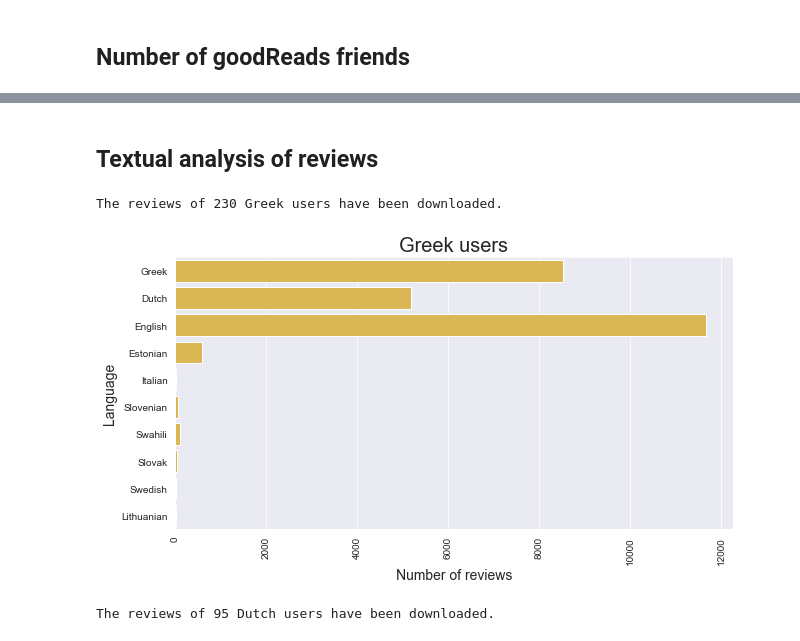
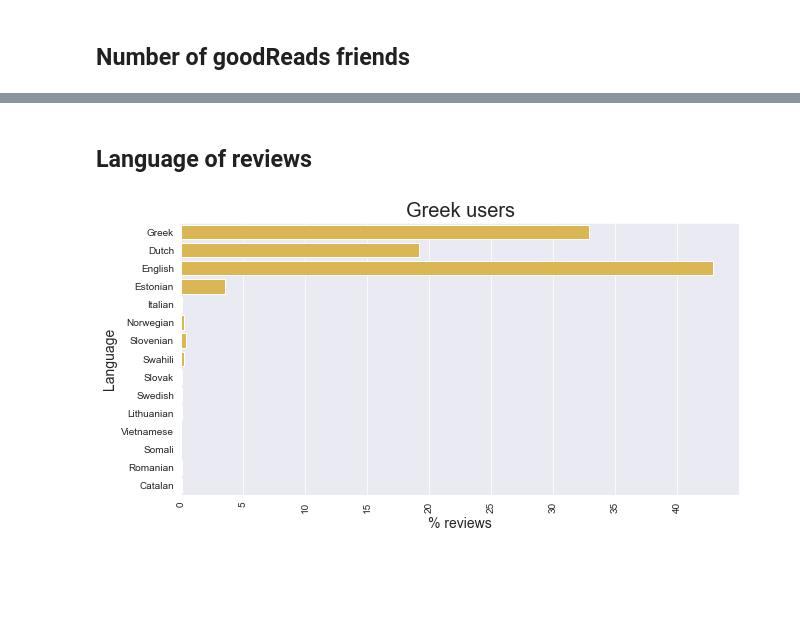
Before and after one commit to peterverhaar/goodreads_readingculture, a Jupyter notebook: Analysis of goodReads Users.ipynb, the cells around one changed output, grey strips where cells are left out. Cells and saved outputs as stored; diff of their text form; code cells hidden in the pictures; blank space fills up the shorter version.

```diff
--- a/Analysis of goodReads Users.ipynb
+++ b/Analysis of goodReads Users.ipynb
@@ -30,3 +31,5 @@ for mark in string.punctuation:
 # %%
 greek_users = pd.read_csv('greek_users.tsv',sep='\t')
+greek_users = greek_users.query( 'nr_reviews<1000' ).iloc[:200]
 dutch_users = pd.read_csv('dutch_users.tsv',sep='\t')
+dutch_users = dutch_users.query( 'nr_reviews<1000' ).iloc[:200]
@@ -151,5 +145,5 @@ graph = sns.boxplot(data=df_users.query('friends<500') , x='nationality', y = 'f
 # %% [markdown]
-## Textual analysis of reviews
+## Language of reviews
 # %%
 corpus_dir = 'Corpus'
 
@@ -159,6 +153,7 @@ if not os.path.exists(corpus_dir):
 files = []
 languages = []
 reviews_dir = 'Reviews'
+nr_reviews = 0
 log = open('error_log.txt','w',encoding='utf-8')
 corpus = open(join(corpus_dir,'greek.txt'),'w',encoding='utf-8')
 
@@ -167,7 +162,6 @@ for i,row in greek_users.iterrows():
     if os.path.isfile(path):
         files.append(path)
 
-print(f"The reviews of {len(files)} Greek users have been downloaded.")
 
 for file in tqdm(files):
     fh = open(file,encoding='utf-8')
@@ -184,71 +178,38 @@ for file in tqdm(files):
                 languages.append(language)
                 if language == 'en':
                     corpus.write(f'{full_text}\n\n')
+                nr_reviews += 1
+
         except:
             log.write('ERROR: ' + full_text)
 
 
 log.close()
 corpus.close()
-# %% [output]
-The reviews of 230 Greek users have been downloaded.
 # %%
 
 lang_freq = Counter(languages)
 
-y_axis = list(lang_freq.keys())[:10]
-x_axis = list(lang_freq.values())[:10]
+y_axis = list(lang_freq.keys())[:15]
 y_axis = [Language.make(language=lang).display_name() for lang in y_axis]
 
+
+x_axis = list(lang_freq.values())[:15]
+x_axis = [(lang/nr_reviews)*100 for lang in x_axis]
 
 fig = plt.figure( figsize=( 10 , 5 ) )
 
 
 graph = sns.barplot( x=x_axis,
                         y= y_axis,
                        color = '#f0c03e' )
 
 graph.set_title('Greek users' , size = 20)
-graph.set_xlabel('Number of reviews' , size = 14)
+graph.set_xlabel('% reviews' , size = 14)
 graph.set_ylabel('Language' , size = 14 )
 
 plt.xticks(rotation= 90)
 
 plt.show()
 # %% [output]
-[figure, old version]
+[figure, new version]
-# %%
-files = []
-languages = []
-reviews_dir = 'Reviews'
-log = open('error_log.txt','w',encoding='utf-8')
-corpus = open(join(corpus_dir,'dutch.txt'),'w',encoding='utf-8')
-
-for i,row in dutch_users.iterrows():
-    path = join(reviews_dir,f'{row["id"]}.txt')
-    if os.path.isfile(path):
-        files.append(path)
-
-print(f"The reviews of {len(files)} Dutch users have been downloaded.")
-
-for file in tqdm(files):
-    fh = open(file,encoding='utf-8')
-    for review in fh:
-        try:
-            if not(re.search('bookshelves: ',review,re.IGNORECASE)) and re.search(r'\w+',review.strip()):
-                full_text = review.strip()
-                full_text = re.sub(r'\s+',' ',full_text)
-                language = detect(full_text)
-                if language == 'af':
-                    language = 'nl'
-                languages.append(language)
-                if language == 'en':
-                    corpus.write(f'{full_text}\n\n')
-        except:
-            log.write('ERROR: ' + full_text)
-
-
-log.close()
-corpus.close()
-# %% [output]
-The reviews of 95 Dutch users have been downloaded.
```
Also changed, not shown: parts of 17 cells of this notebook, 3 other files.
